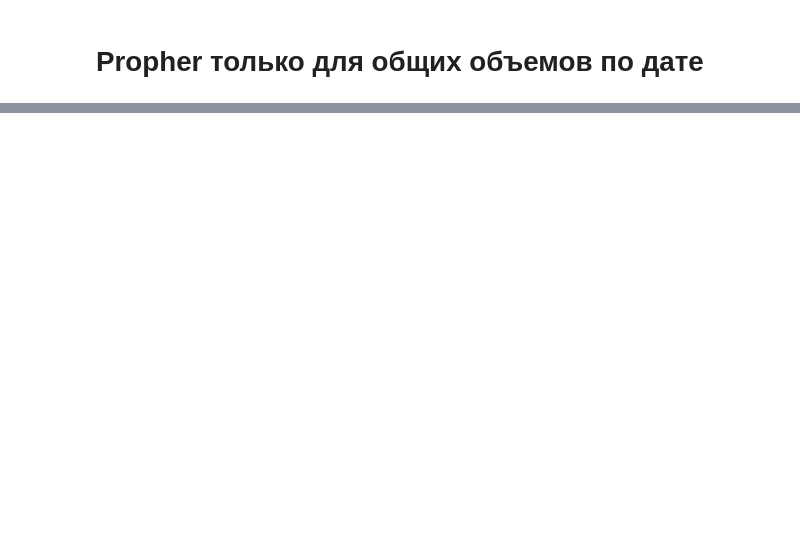
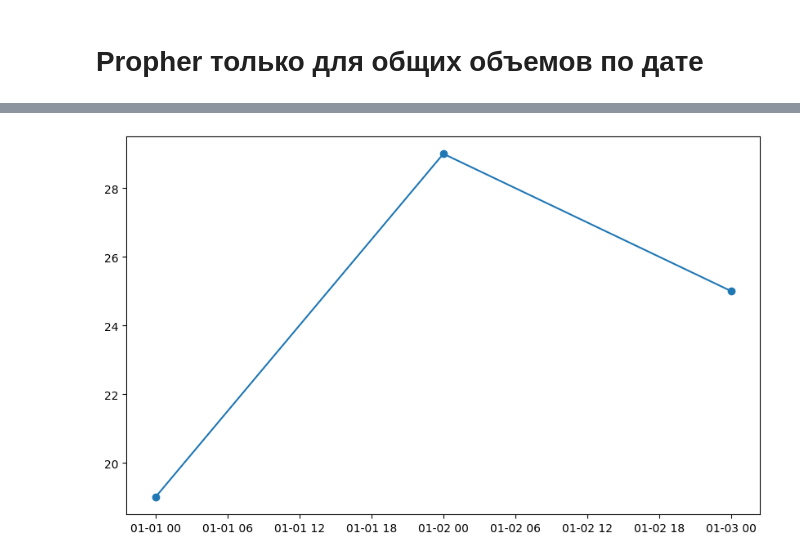
Before and after one commit to a-ignatov86/accel_sales, a Jupyter notebook: test.ipynb, the cells around one changed output, grey strips where cells are left out. Saved outputs shown, nothing was run; the diff lists cells and outputs as text; code cells hidden in the pictures; blank space fills up the shorter version.

```diff
--- a/test.ipynb
+++ b/test.ipynb
@@ -193,0 +218,33 @@ forcast['yhat'].plot()
+# %%
+data = {
+    'dates': ['2023-01-01', '2023-01-02', '2023-01-03'],
+    'values': [10, 20, 15]    ,
+    'values': [19, 29, 25]
+}
+
+df = pd.DataFrame(data)
+
+# Преобразование строковых дат в объект datetime
+df['dates'] = pd.to_datetime(df['dates'])
+
+# Создание графика
+plt.figure(figsize=(10, 6))  # Опциональный параметр размера окна графика
+
+# Рисуем линию графика
+plt.plot(df['dates'], df['values'], marker='o')  # marker добавляет маркеры точек
+
+# # Настройка меток оси X
+# plt.xticks(df['dates'], rotation=45)  # rotation поворачивает метки на 45 градусов для лучшей читаемости
+
+# # Названия осей
+# plt.xlabel('Даты')
+# plt.ylabel('Значения')
+
+# # Название графика
+# plt.title('График изменения значений по датам')
+
+# # Показываем график
+# plt.grid(True)  # Включаем сетку для наглядности
+plt.show()
+# %% [output]
+[figure, added]
```
Also changed, not shown: parts of 8 cells of this notebook, 1 other file.
